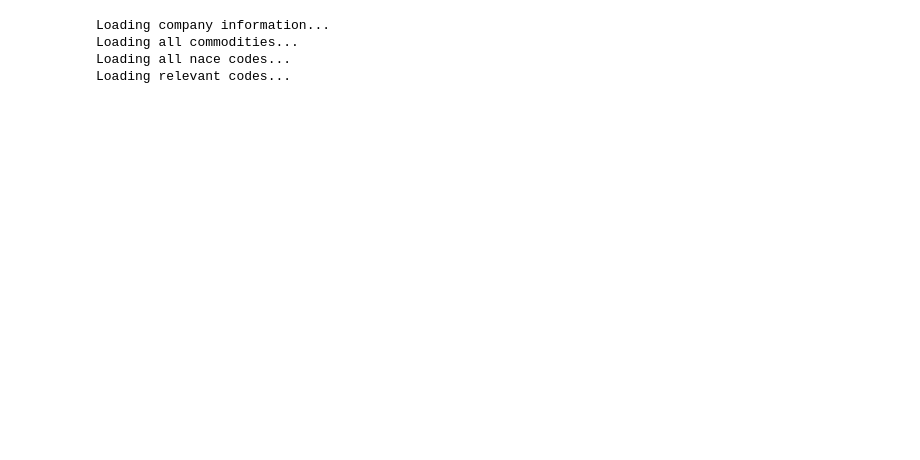
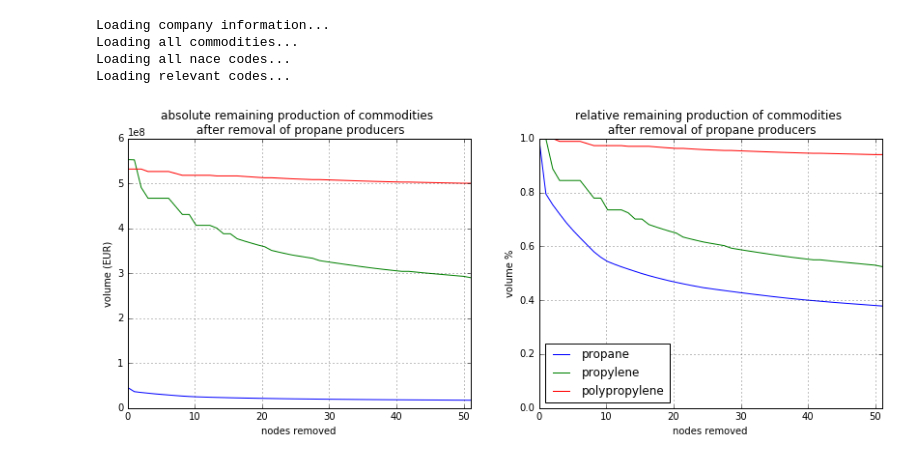
Before and after one commit to GideonMooijen/kappa, a Jupyter notebook: final.ipynb, the cells around one changed output. Cells and saved outputs as stored; diff of their text form; code cells hidden in the pictures; blank space fills up the shorter version.

```diff
--- a/final.ipynb
+++ b/final.ipynb
@@ -232,0 +225,51 @@ run_experiment(['Aardgas','Vloeib.PropaanButaan','Polypropyleen'], 2)
+# %%
+def split_results(outcome,commodity):
+    fragment = outcome[outcome['commodity_code'] == get_commodity(commodity)]
+    producers = fragment[fragment['actual_deficit'] != 0.0]
+    consumers = fragment[fragment['actual_deficit'] == 0.0]
+    return producers, consumers
+# %%
+%matplotlib inline
+
+outcome = run_experiment(['Vloeib.PropaanButaan','Propyleen','Polypropyleen'], 50)
+
+outcome
+
+propaan_prod, propaan_cons = split_results(outcome,'Vloeib.PropaanButaan')
+propyleen_prod, propyleen_cons = split_results(outcome,'Propyleen')
+polypropyleen_prod, polypropyleen_cons = split_results(outcome,'Polypropyleen')
+
+propaan_volumes = propaan_prod['current_volume']
+propyleen_volumes = propyleen_prod['current_volume']
+polypropyleen_volumes = polypropyleen_prod['current_volume']
+
+graph_abs = pd.DataFrame()
+graph_abs['propane']= pd.Series(propaan_volumes.values)
+graph_abs['propylene'] = pd.Series(propyleen_volumes.values)
+graph_abs['polypropylene'] = pd.Series(polypropyleen_volumes.values)
+
+graph_rel = pd.DataFrame()
+graph_rel['propane'] = graph_abs['propane']/graph_abs['propane'].max()
+graph_rel['propylene'] = graph_abs['propylene']/graph_abs['propylene'].max()
+graph_rel['polypropylene'] = graph_abs['polypropylene']/graph_abs['polypropylene'].max()
+
+graph_abs['nodes removed'] = np.linspace(0,len(propaan_volumes),len(propaan_volumes))
+graph_rel['nodes removed'] = np.linspace(0,len(propaan_volumes),len(propaan_volumes))
+
+fig, axes = plt.subplots(nrows=1, ncols=2, sharex= True)
+
+graph_abs.plot(x='nodes removed',y=['propane','propylene','polypropylene'],kind='line',
+                title='absolute remaining production of commodities \n after removal of propane producers',
+               figsize=(14,5), grid=True, ax=axes[0], ylim =0, legend=False)
+
+graph_rel.plot(x='nodes removed',y=['propane','propylene','polypropylene'],kind='line',
+                title='relative remaining production of commodities \n after removal of propane producers',
+               figsize=(14,5), grid=True, ax=axes[1], ylim=0)
+
+axes[0].set_ylabel('volume (EUR)')
+axes[1].set_ylabel('volume %')
+
+plt.savefig('ai')
+plt.show()
+# %% [output]
+[figure, added]
```
Also changed, not shown: parts of 6 cells of this notebook.
